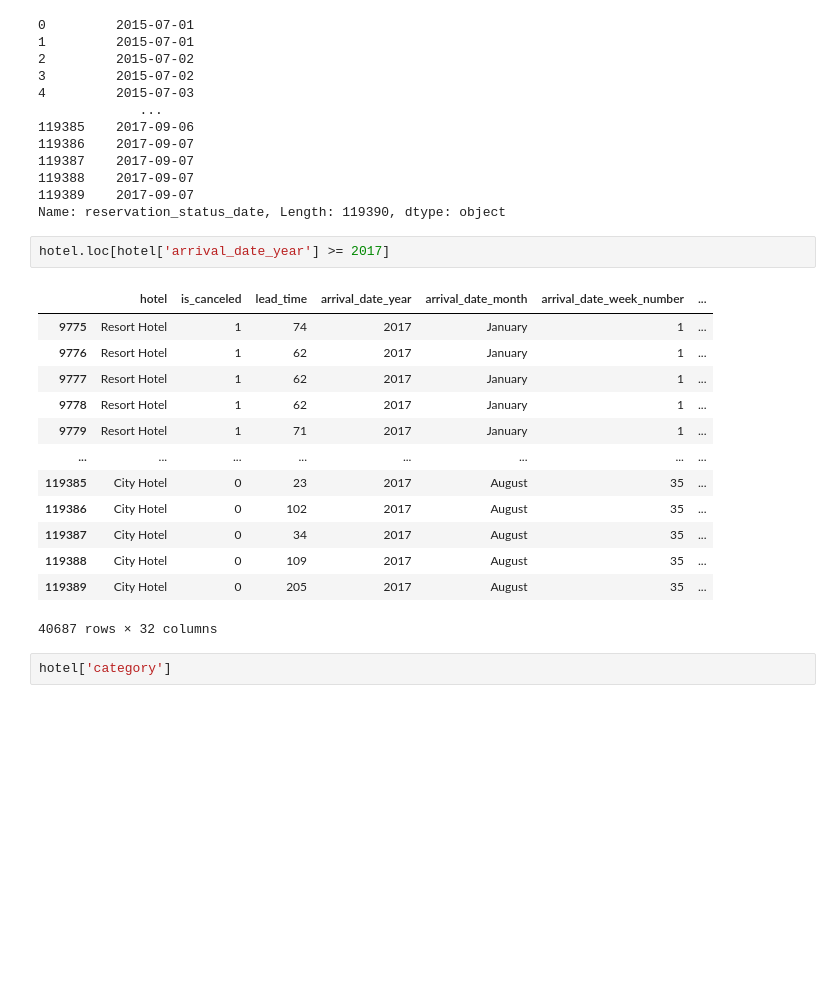
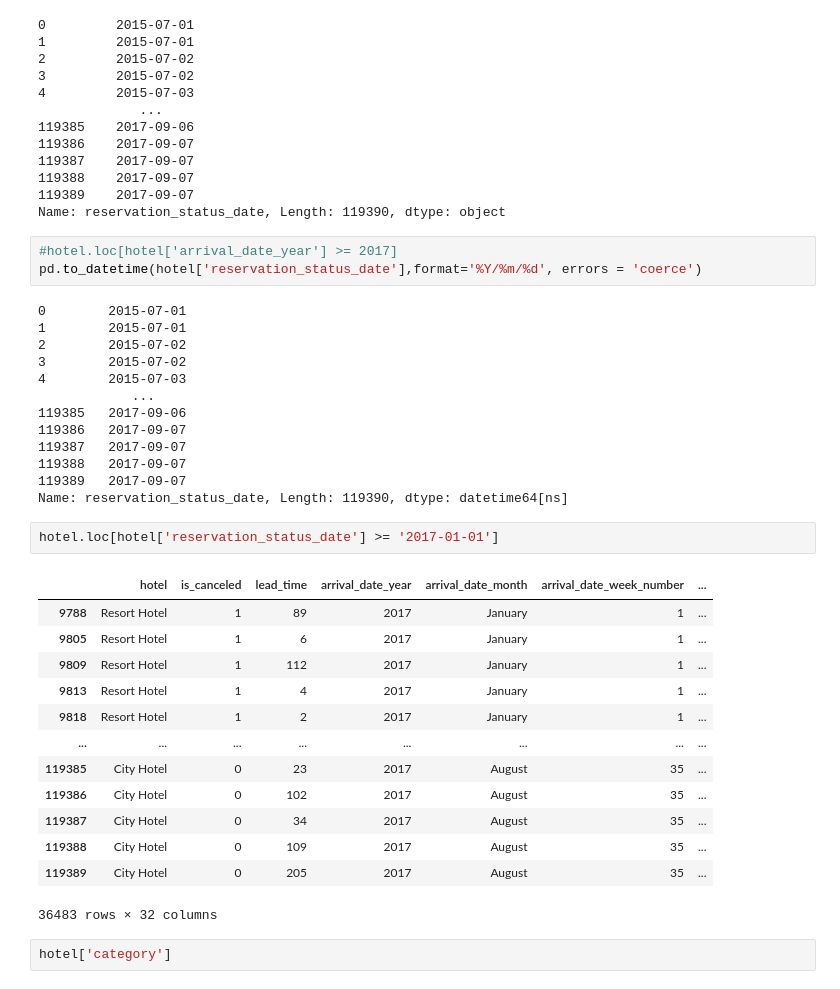
Before and after one commit to emilirgi18/IP9, a Jupyter notebook: Final Assignment.ipynb, the cells around one changed output. Drawn from its saved outputs; the diff is of its cells as text; blank space fills up the shorter version.

```diff
--- a/Final Assignment.ipynb
+++ b/Final Assignment.ipynb
@@ -166,21 +166,37 @@ hotel['reservation_status_date']
 119389    2017-09-07
 Name: reservation_status_date, Length: 119390, dtype: object
 # %%
-hotel.loc[hotel['arrival_date_year'] >= 2017]
+#hotel.loc[hotel['arrival_date_year'] >= 2017]
+pd.to_datetime(hotel['reservation_status_date'],format='%Y/%m/%d', errors = 'coerce')
 # %% [output]
-|  | hotel | is_canceled | lead_time | arrival_date_year | arrival_date_month | arrival_date_week_number | ... |
-| 9775 | Resort Hotel | 1 | 74 | 2017 | January | 1 | ... |
-| 9776 | Resort Hotel | 1 | 62 | 2017 | January | 1 | ... |
-| 9777 | Resort Hotel | 1 | 62 | 2017 | January | 1 | ... |
-| 9778 | Resort Hotel | 1 | 62 | 2017 | January | 1 | ... |
-| 9779 | Resort Hotel | 1 | 71 | 2017 | January | 1 | ... |
-| ... | ... | ... | ... | ... | ... | ... | ... |
-| 119385 | City Hotel | 0 | 23 | 2017 | August | 35 | ... |
-| 119386 | City Hotel | 0 | 102 | 2017 | August | 35 | ... |
-| 119387 | City Hotel | 0 | 34 | 2017 | August | 35 | ... |
-| 119388 | City Hotel | 0 | 109 | 2017 | August | 35 | ... |
-| 119389 | City Hotel | 0 | 205 | 2017 | August | 35 | ... |
-40687 rows × 32 columns
+0        2015-07-01
+1        2015-07-01
+2        2015-07-02
+3        2015-07-02
+4        2015-07-03
+            ...
+119385   2017-09-06
+119386   2017-09-07
+119387   2017-09-07
+119388   2017-09-07
+119389   2017-09-07
+Name: reservation_status_date, Length: 119390, dtype: datetime64[ns]
+# %%
+hotel.loc[hotel['reservation_status_date'] >= '2017-01-01']
+# %% [output]
+|  | hotel | is_canceled | lead_time | arrival_date_year | arrival_date_month | arrival_date_week_number | ... |
+| 9788 | Resort Hotel | 1 | 89 | 2017 | January | 1 | ... |
+| 9805 | Resort Hotel | 1 | 6 | 2017 | January | 1 | ... |
+| 9809 | Resort Hotel | 1 | 112 | 2017 | January | 1 | ... |
+| 9813 | Resort Hotel | 1 | 4 | 2017 | January | 1 | ... |
+| 9818 | Resort Hotel | 1 | 2 | 2017 | January | 1 | ... |
+| ... | ... | ... | ... | ... | ... | ... | ... |
+| 119385 | City Hotel | 0 | 23 | 2017 | August | 35 | ... |
+| 119386 | City Hotel | 0 | 102 | 2017 | August | 35 | ... |
+| 119387 | City Hotel | 0 | 34 | 2017 | August | 35 | ... |
+| 119388 | City Hotel | 0 | 109 | 2017 | August | 35 | ... |
+| 119389 | City Hotel | 0 | 205 | 2017 | August | 35 | ... |
+36483 rows × 32 columns
 # %%
 hotel['category']
 # %% [output]
```
